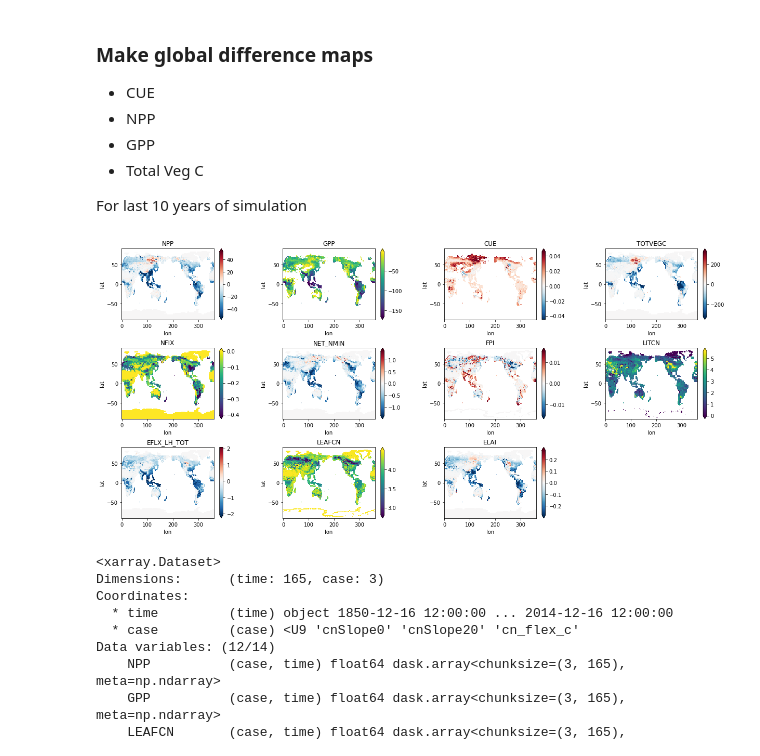
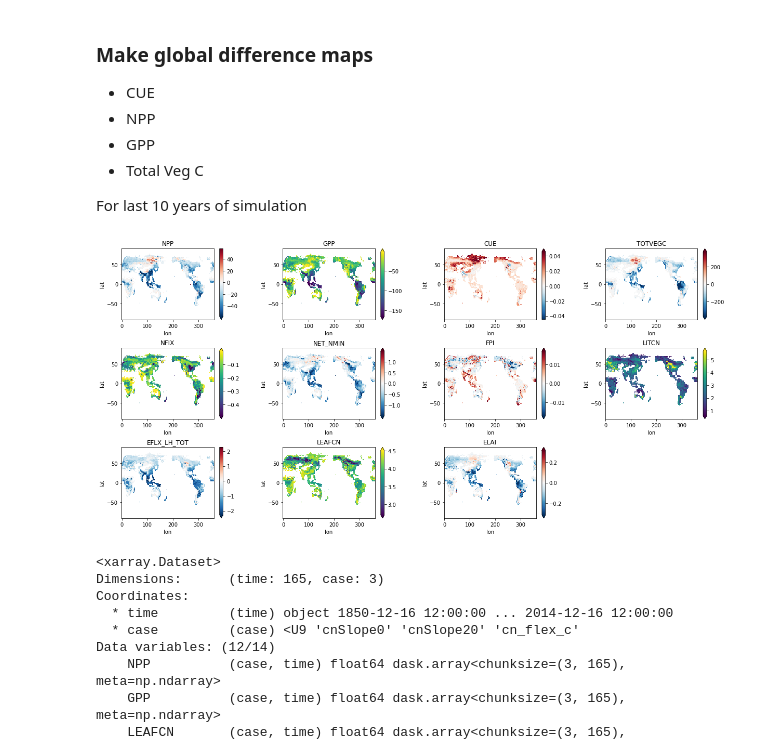
Before and after one commit to emhauser/Foliar-Stoichiometry_CO2, a Jupyter notebook: CN_CO2Global.ipynb, the cells around one changed output. Saved outputs shown, nothing was run; the diff lists cells and outputs as text; code cells hidden in the pictures.

```diff
--- a/CN_CO2Global.ipynb
+++ b/CN_CO2Global.ipynb
@@ -315,30 +315,30 @@ For last 10 years of simulation
 # %%
 ##Global maps
 
 mapVars = ['NPP', 'GPP','CUE', 'TOTVEGC', 'NFIX', 'NET_NMIN', 'FPI', 'LITCN', 'EFLX_LH_TOT','LEAFCN', 'ELAI']
-#dsAnn['GPP'] = dsAnn.GPP.where(dsAnn.GPP.min('time') > minGPP)
+dsAnn = dsAnn.where(dsAnn.GPP.min('time') > minGPP)
 
 
 plt.figure(figsize = (20,12))
 for i in range(11):
     plt.subplot(3,4,1+i)
     z = dsAnn.isel(case=0,time=slice(-10,None)).mean('time')[mapVars[i]]# Climatology for last 10 years of data
     z20 = dsAnn.isel(case=1,time=slice(-10,None)).mean('time')[mapVars[i]]
     zdiff = z20 - z
     zdiff = utils.cyclic_dataarray(zdiff)
     lat = zdiff.coords['lat']
     lon = zdiff.coords['lon']
     zdiff.plot(robust = True) ;
      #ann_glob.get(globVars[i]).plot(hue='case')
     plt.title(mapVars[i])
     plt.subplots_adjust(left=0.1,
                     bottom=0.2,
                     right=0.9,
                     top=0.8,
                     wspace=0.4,
                     hspace=0.4);
 # %% [output]
-[figure, old version]
+[figure, new version]
 # %%
 z = ann_Awgt.isel(case=1,time=slice(-10,None))#.mean('time')['CUE']
 x = dsAnn.isel(case=1,time=slice(-10,None))#.mean('time')['GPP']
```
Also changed, not shown: parts of 3 cells of this notebook.
